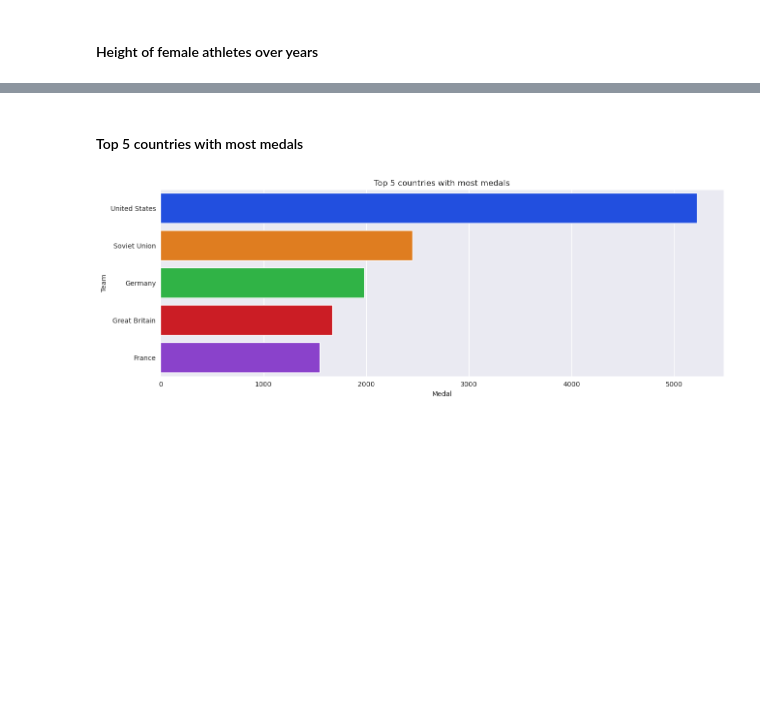
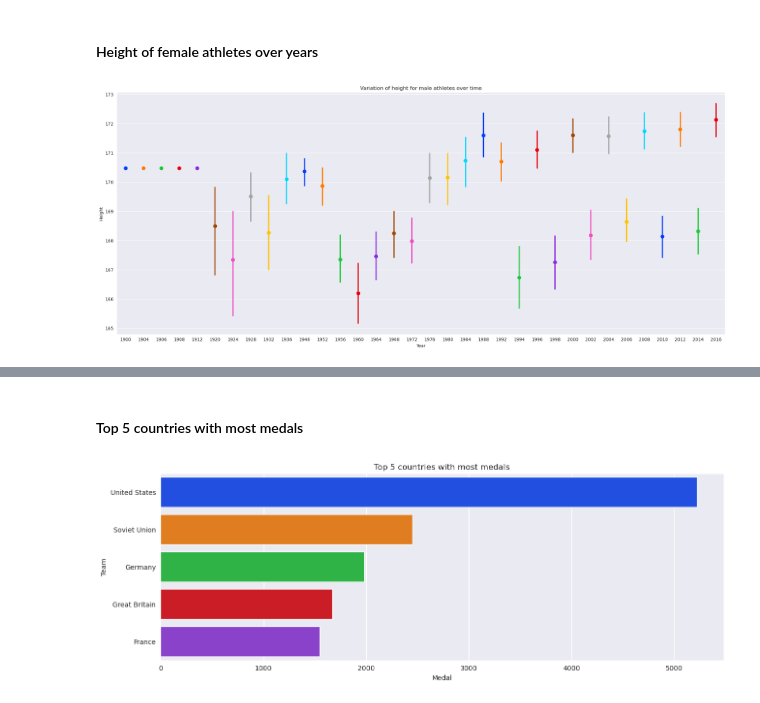
Before and after one commit to JulienAganze/EDA_Olympic_Games, a Jupyter notebook: EDA_Olympic_Games.ipynb, the cells around one changed output, grey strips where cells are left out. Cells and saved outputs as stored; diff of their text form; code cells hidden in the pictures; blank space fills up the shorter version.

```diff
--- a/EDA_Olympic_Games.ipynb
+++ b/EDA_Olympic_Games.ipynb
@@ -420,3 +401,7 @@ plt.show()
 # %% [markdown]
 #### Height of female athletes over years
+# %%
+athletes_Heights('F')
+# %% [output]
+[figure, added]
 # %%
```
Also changed, not shown: parts of 30 cells of this notebook.
